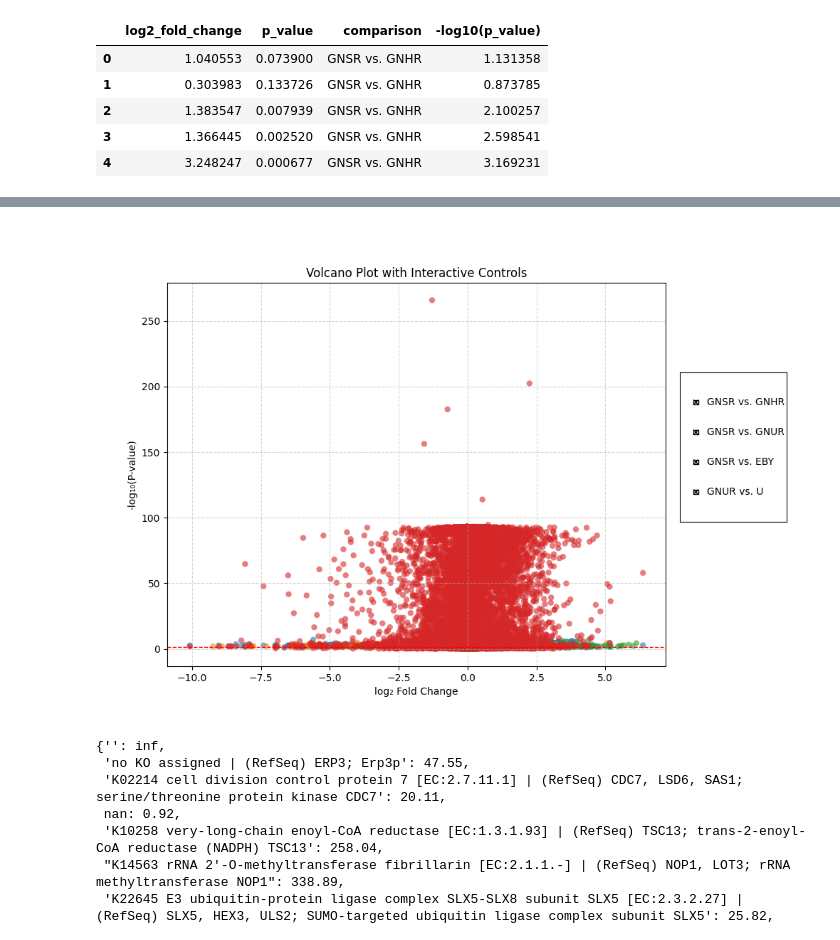
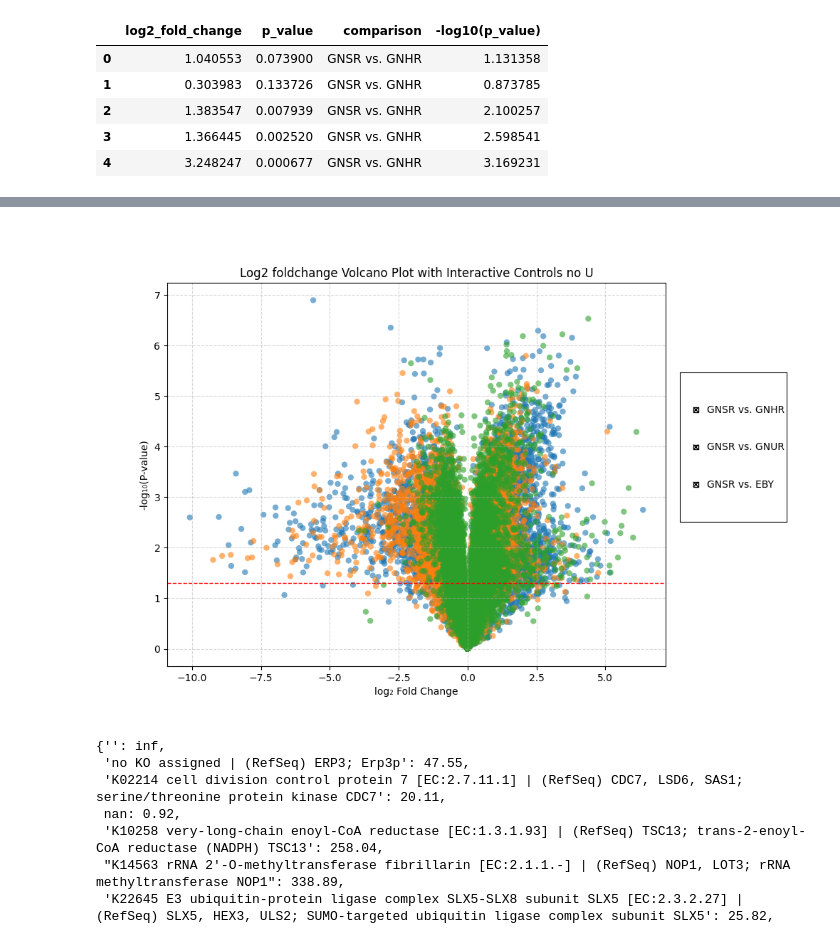
Before and after one commit to jacobbw98/SUMO_seq_project, a Jupyter notebook: code.ipynb, the cells around one changed output, grey strips where cells are left out. Saved outputs shown, nothing was run; the diff lists cells and outputs as text; code cells hidden in the pictures.

```diff
--- a/code.ipynb
+++ b/code.ipynb
@@ -207,4 +207,7 @@ df4 = pd.DataFrame({
 plot_df = pd.concat([df1, df2, df3, df4]).reset_index(drop=True) # combining into one dataframe
 
 plot_df['-log10(p_value)'] = -np.log10(plot_df['p_value'].fillna(1))
+
+plot_df_NO_U = pd.concat([df1, df2, df3]).reset_index(drop=True)
+plot_df_NO_U['-log10(p_value)'] = -np.log10(plot_df['p_value'].fillna(1))
 # %%
@@ -251,8 +280,8 @@ fig, ax = plt.subplots(figsize=(10, 7))
 plt.subplots_adjust(left=0.1, right=0.8)
 
 lines = {} # Dictionary to store plot artists
-for group_name in plot_df['comparison'].unique():
-    group_df = plot_df[plot_df['comparison'] == group_name]
+for group_name in plot_df_NO_U['comparison'].unique():
+    group_df = plot_df_NO_U[plot_df_NO_U['comparison'] == group_name]
     # Use ax.scatter() to plot the data
     line = ax.scatter(
         group_df['log2_fold_change'],
@@ -263,35 +292,35 @@ for group_name in plot_df['comparison'].unique():
     )
     lines[group_name] = line
 
 # Add labels and styling to the main plot
 ax.set_xlabel("log₂ Fold Change")
 ax.set_ylabel("-log₁₀(P-value)")
-ax.set_title("Volcano Plot with Interactive Controls")
+ax.set_title("Log2 foldchange Volcano Plot with Interactive Controls no U")
 ax.grid(True, linestyle='--', alpha=0.5)
 ax.axhline(y=-np.log10(0.05), color='r', linestyle='--', lw=1)
 
 
 # 3. CREATE THE CHECKBUTTON WIDGET
 # Define the area where the buttons will live (right side of the plot)
 rax = plt.axes([0.82, 0.4, 0.15, 0.3]) # [left, bottom, width, height]
 
 labels = [str(line.get_label()) for line in lines.values()]
 visibility = [line.get_visible() for line in lines.values()]
 check = CheckButtons(rax, labels, visibility)
 
 # 4. DEFINE THE FUNCTION TO BE CALLED ON BUTTON CLICK
 def update_visibility(label):
     """This function will turn the visibility of a plot line on or off."""
     line = lines[label]
     line.set_visible(not line.get_visible())
     plt.draw() # Redraw the plot to show the change
 
 # 5. CONNECT THE WIDGET TO THE FUNCTION
 check.on_clicked(update_visibility)
 
 plt.show()
 # %% [output]
-[figure, old version]
+[figure, new version]
 # %%
 EBY_1_gene_transcripts = get_gene_transcript_dictionary(fpkm_df, 'EBY_1')
 EBY_2_gene_transcripts = get_gene_transcript_dictionary(fpkm_df, 'EBY_2')
```
Also changed, not shown: parts of 3 cells of this notebook.
